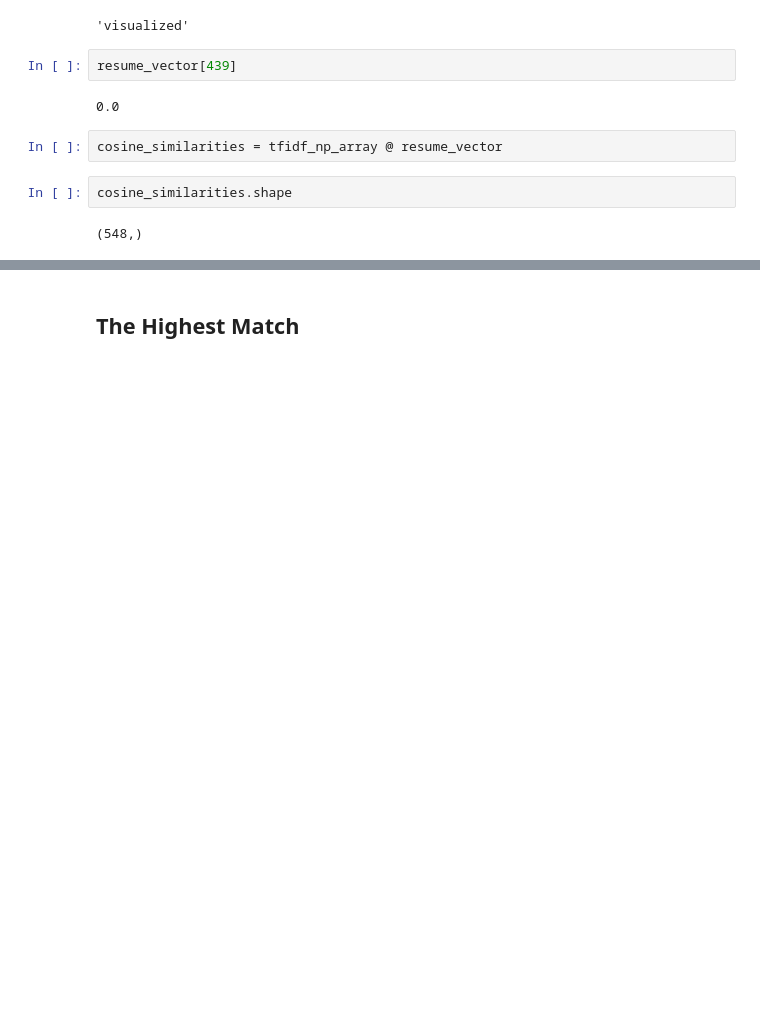
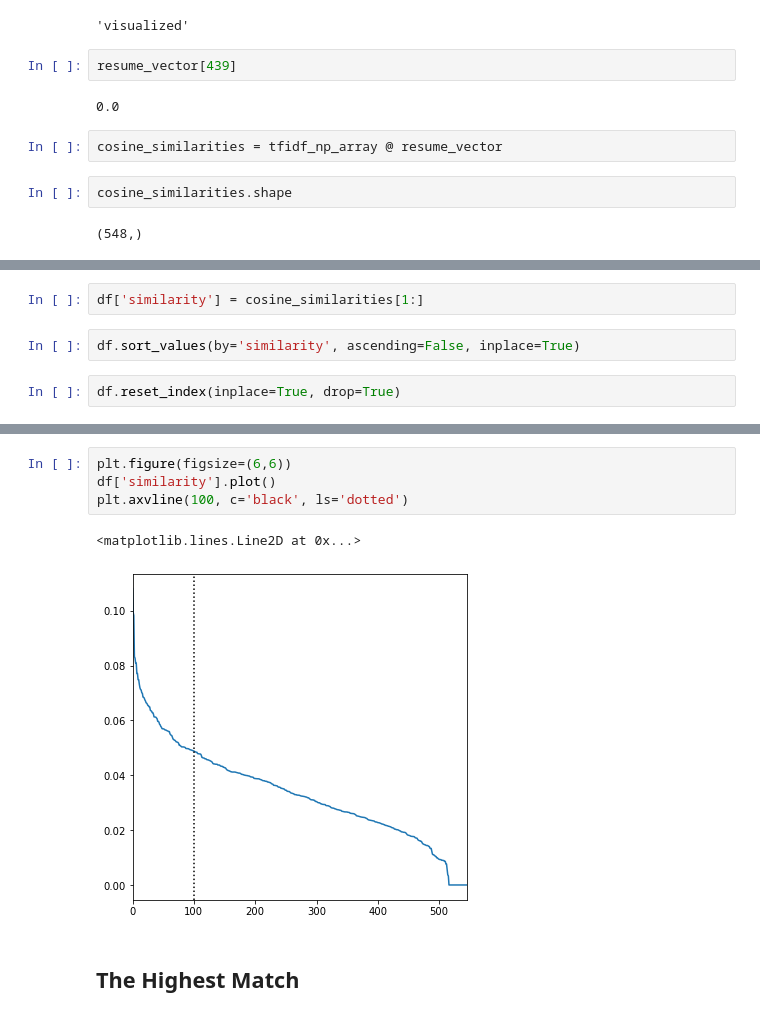
Before and after one commit to ambreen2006/nlp_job_postings, a Jupyter notebook: ML_Pipeline.ipynb, the cells around one changed output, grey strips where cells are left out. Cells and saved outputs as stored; diff of their text form; blank space fills up the shorter version.

Commit message:
feat: Adding a graph for visualizing similarity

```diff
--- a/ML_Pipeline.ipynb
+++ b/ML_Pipeline.ipynb
@@ -198,0 +213,6 @@ sorted_postings[-1]
+# %%
+df['similarity'] = cosine_similarities[1:]
+# %%
+df.sort_values(by='similarity', ascending=False, inplace=True)
+# %%
+df.reset_index(inplace=True, drop=True)
@@ -199,3 +228,10 @@ sorted_postings[-1]
+# %%
+plt.figure(figsize=(6,6))
+df['similarity'].plot()
+plt.axvline(100, c='black', ls='dotted')
+# %% [output]
+<matplotlib.lines.Line2D at 0x...>
+[figure, added]
 # %% [markdown]
 ## The Highest Match
 # %%
```
Also changed, not shown: parts of 12 cells of this notebook.
